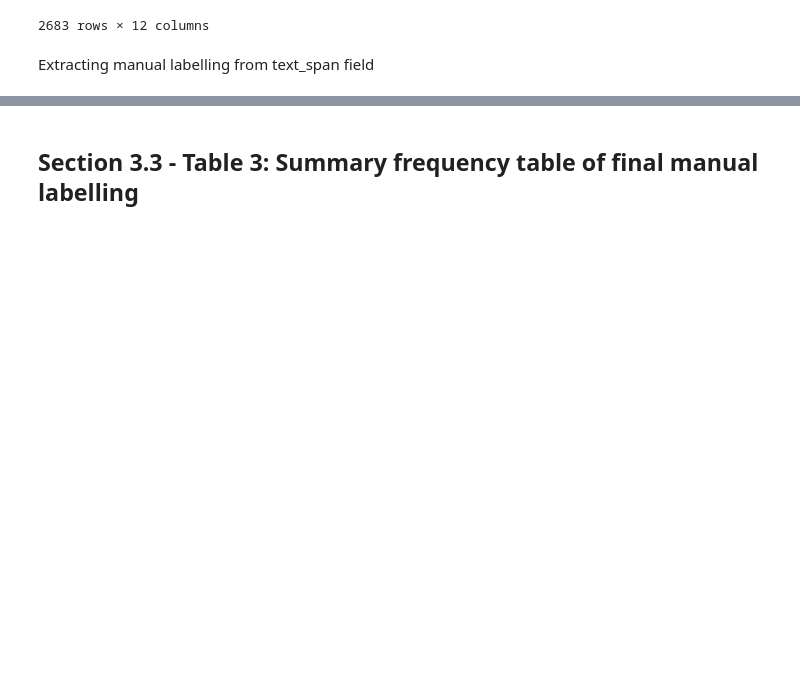
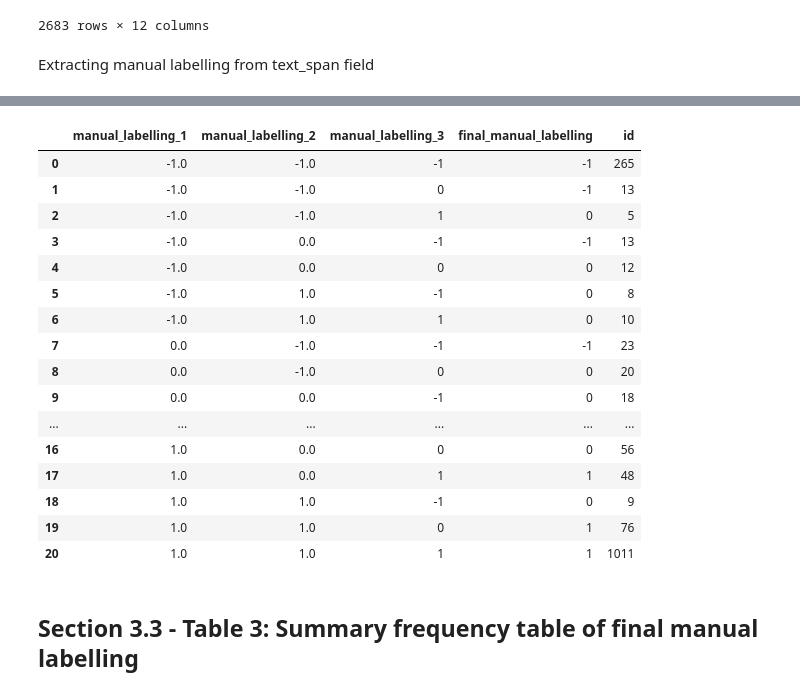
Before and after one commit to manoelgadi/CryptoLinUtad, a Jupyter notebook: CryptoLin_analysis_for_reproducibility_purposes.ipynb, the cells around one changed output, grey strips where cells are left out. Drawn from its saved outputs; the diff is of its cells as text; code cells hidden in the pictures; blank space fills up the shorter version.

```diff
--- a/CryptoLin_analysis_for_reproducibility_purposes.ipynb
+++ b/CryptoLin_analysis_for_reproducibility_purposes.ipynb
@@ -57,3 +59,26 @@ df.head()
+# %%
+df[['id','manual_labelling_1','manual_labelling_2','manual_labelling_3','final_manual_labelling']].groupby(['manual_labelling_1','manual_labelling_2','manual_labelling_3','final_manual_labelling']).count().to_excel("CryptoLinCounting.xlsx")
+df_counting = pd.read_excel("CryptoLinCounting.xlsx")
+df_counting=df_counting.ffill()
+df_counting
+# %% [output]
+|  | manual_labelling_1 | manual_labelling_2 | manual_labelling_3 | final_manual_labelling | id |
+| 0 | -1.0 | -1.0 | -1 | -1 | 265 |
+| 1 | -1.0 | -1.0 | 0 | -1 | 13 |
+| 2 | -1.0 | -1.0 | 1 | 0 | 5 |
+| 3 | -1.0 | 0.0 | -1 | -1 | 13 |
+| 4 | -1.0 | 0.0 | 0 | 0 | 12 |
+| 5 | -1.0 | 1.0 | -1 | 0 | 8 |
+| 6 | -1.0 | 1.0 | 1 | 0 | 10 |
+| 7 | 0.0 | -1.0 | -1 | -1 | 23 |
+| 8 | 0.0 | -1.0 | 0 | 0 | 20 |
+| 9 | 0.0 | 0.0 | -1 | 0 | 18 |
+| ... | ... | ... | ... | ... | ... |
+| 16 | 1.0 | 0.0 | 0 | 0 | 56 |
+| 17 | 1.0 | 0.0 | 1 | 1 | 48 |
+| 18 | 1.0 | 1.0 | -1 | 0 | 9 |
+| 19 | 1.0 | 1.0 | 0 | 1 | 76 |
+| 20 | 1.0 | 1.0 | 1 | 1 | 1011 |
 # %% [markdown]
 ## Section 3.3 - Table 3: Summary frequency table of final manual labelling
 # %%
```
Also changed, not shown: parts of 7 cells of this notebook.
